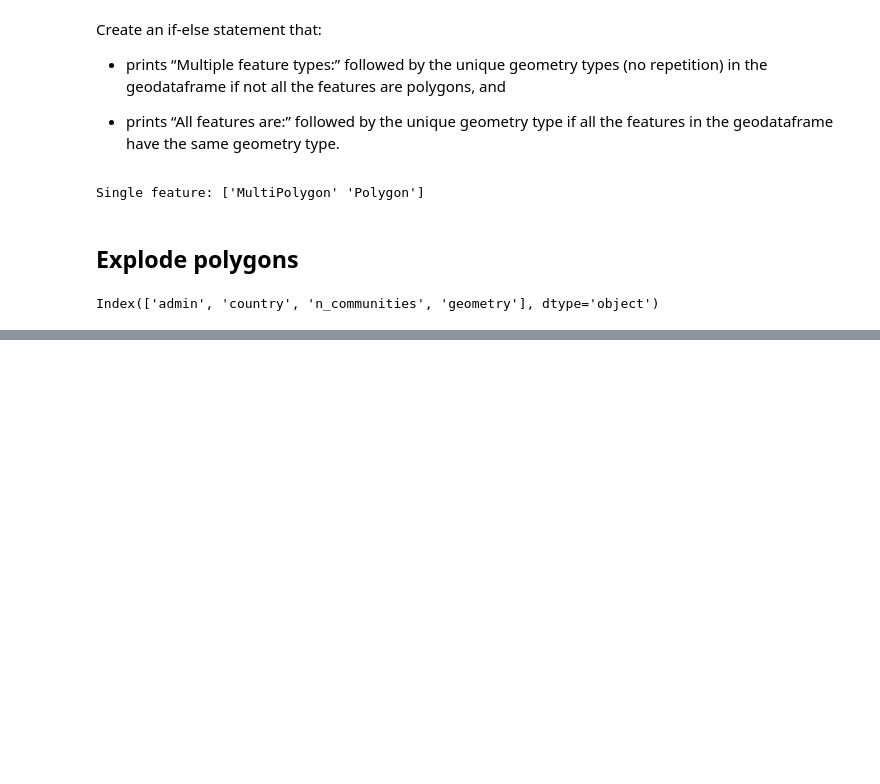
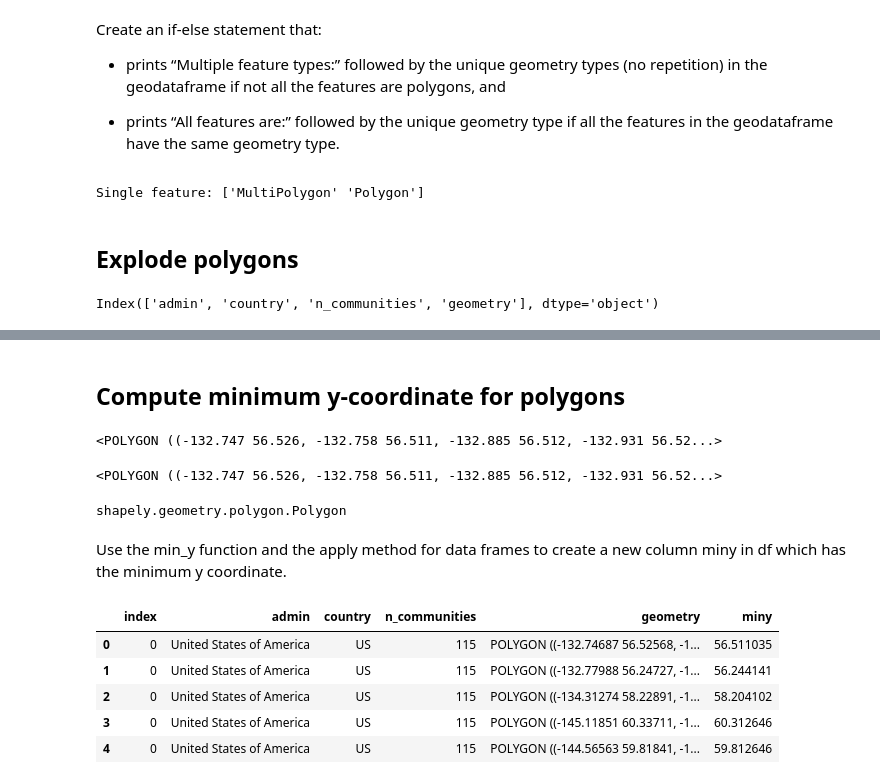
Before and after one commit to IsabellaSegarra/eds220-2025-sections, a Jupyter notebook: Section-6-arctic-communities.ipynb, the cells around one changed output, grey strips where cells are left out. Cells and saved outputs as stored; diff of their text form; code cells hidden in the pictures; blank space fills up the shorter version.

```diff
--- a/Section-6-arctic-communities.ipynb
+++ b/Section-6-arctic-communities.ipynb
@@ -75,4 +75,4 @@ df.columns
 # %% [output]
 Index(['admin', 'country', 'n_communities', 'geometry'], dtype='object')
 # %%
-subset_df = df.explode(column = 'geometry', ignore_index=False, index_parts=False).reset_index()
+df = df.explode(column = 'geometry', ignore_index=False, index_parts=False).reset_index()
@@ -78,0 +92,10 @@ subset_df = df.explode(column = 'geometry', ignore_index=False, index_parts=Fals
+# %% [markdown]
+## Compute minimum y-coordinate for polygons
+# %%
+df.iloc[0].geometry
+# %% [output]
+<POLYGON ((-132.747 56.526, -132.758 56.511, -132.885 56.512, -132.931 56.52...>
+# %%
+df.geometry.iloc[0]
+# %% [output]
+<POLYGON ((-132.747 56.526, -132.758 56.511, -132.885 56.512, -132.931 56.52...>
@@ -78,0 +104,4 @@ subset_df = df.explode(column = 'geometry', ignore_index=False, index_parts=Fals
+# %%
+type(shape)
+# %% [output]
+shapely.geometry.polygon.Polygon
@@ -78,0 +113,2 @@ subset_df = df.explode(column = 'geometry', ignore_index=False, index_parts=Fals
+# %% [markdown]
+Use the min_y function and the apply method for data frames to create a new column miny in df which has the minimum y coordinate.
@@ -78,0 +117,9 @@ subset_df = df.explode(column = 'geometry', ignore_index=False, index_parts=Fals
+# %%
+df.head()
+# %% [output]
+|  | index | admin | country | n_communities | geometry | miny |
+| 0 | 0 | United States of America | US | 115 | POLYGON ((-132.74687 56.52568, -1... | 56.511035 |
+| 1 | 0 | United States of America | US | 115 | POLYGON ((-132.77988 56.24727, -1... | 56.244141 |
+| 2 | 0 | United States of America | US | 115 | POLYGON ((-134.31274 58.22891, -1... | 58.204102 |
+| 3 | 0 | United States of America | US | 115 | POLYGON ((-145.11851 60.33711, -1... | 60.312646 |
+| 4 | 0 | United States of America | US | 115 | POLYGON ((-144.56563 59.81841, -1... | 59.812646 |
```
Also changed, not shown: parts of 10 cells of this notebook.
